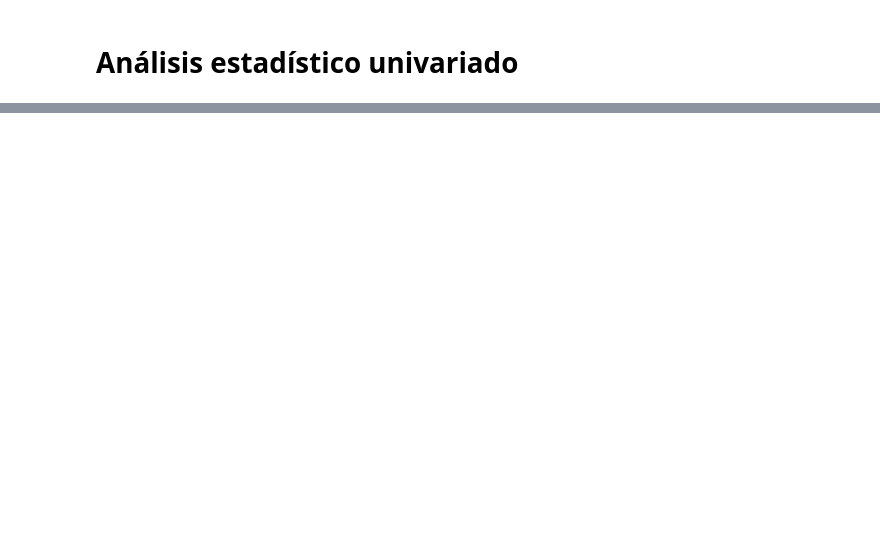
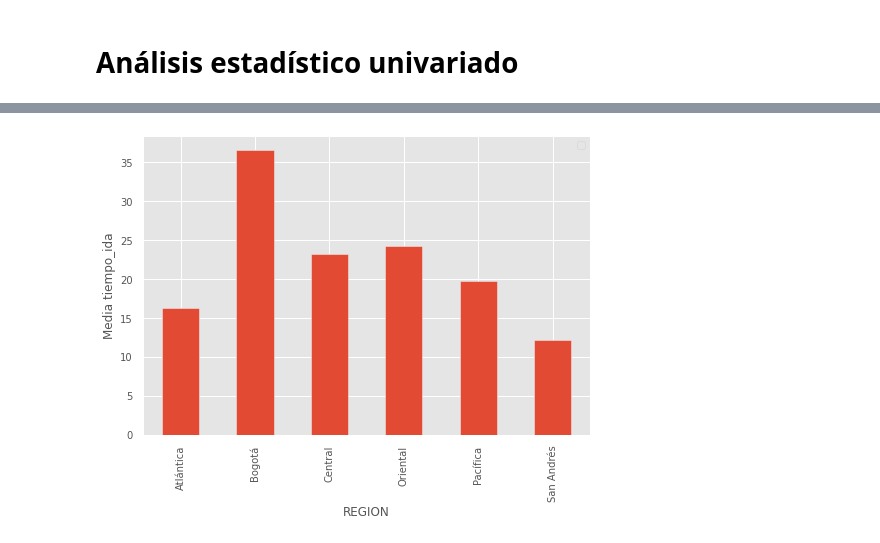
Before and after one commit to casalazara/Data-Science-Aplicado, a Jupyter notebook: Lab3/L3.ipynb, the cells around one changed output, grey strips where cells are left out. Drawn from its saved outputs; the diff is of its cells as text; code cells hidden in the pictures; blank space fills up the shorter version.

```diff
--- a/Lab3/L3.ipynb
+++ b/Lab3/L3.ipynb
@@ -331,0 +331,3 @@ Los datos representan de manera precisa el dato de la realidad además de que so
+# %%
+final = final[(0<final['estrato']) & (final["estrato"]<9)]
+final.estrato.unique()
@@ -333,0 +358,2 @@ Los datos representan de manera precisa el dato de la realidad además de que so
+# %%
+final['tiempo_ida'] = (final['horas_ida'] * 60) + final['minutos_ida']
@@ -333,0 +378,7 @@ Los datos representan de manera precisa el dato de la realidad además de que so
+# %%
+ax = final[['REGION',"tiempo_ida"]].groupby(by='REGION').mean().plot(kind='bar')
+ax.set_ylabel( 'Media tiempo_ida' )
+ax.legend([])
+plt.show()
+# %% [output]
+[figure, added]
```
Also changed, not shown: parts of 13 cells of this notebook.
